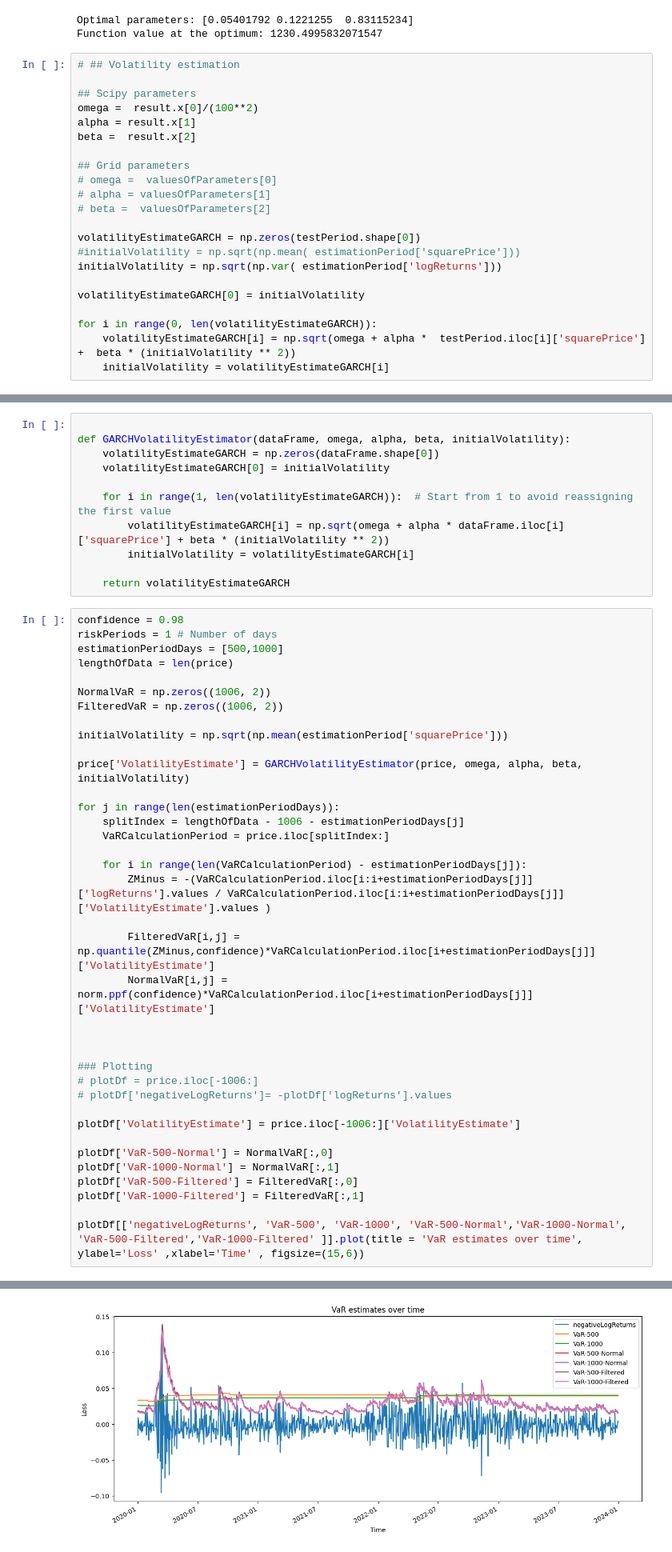
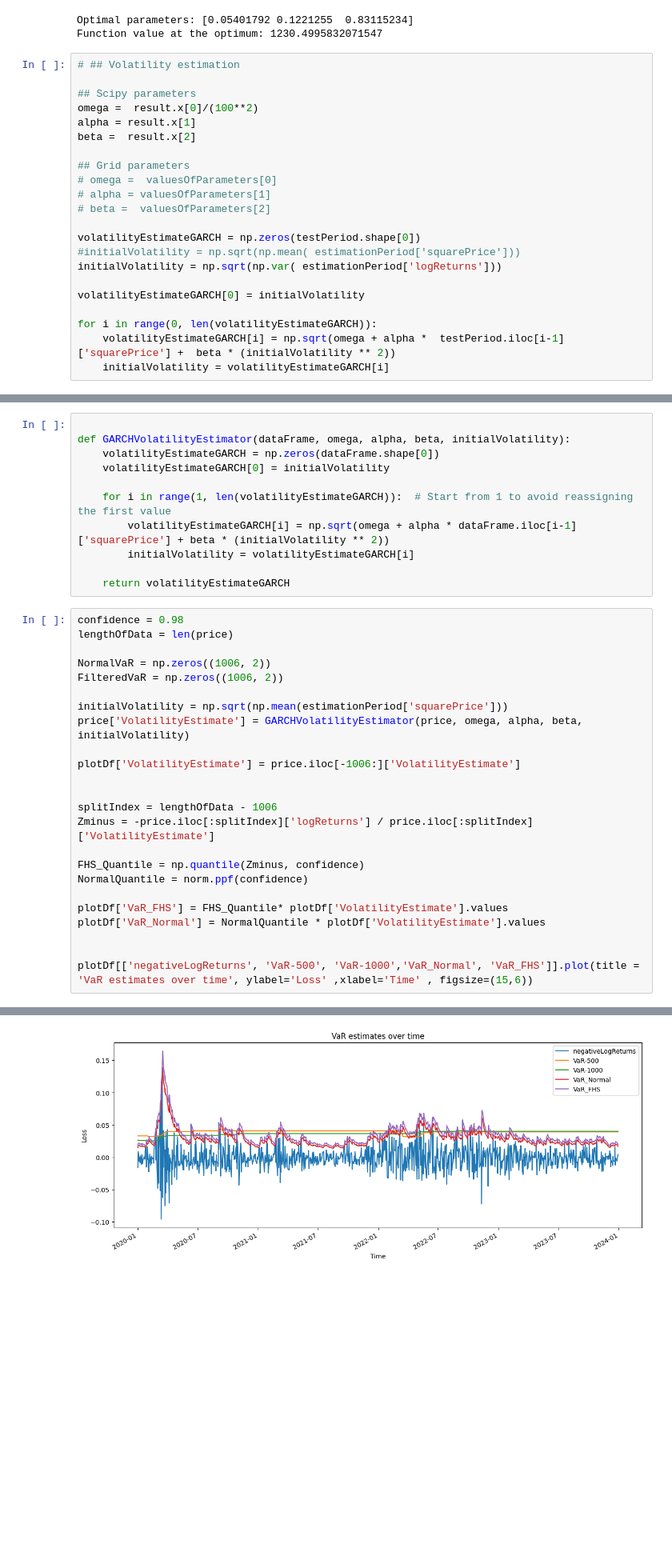
Before and after one commit to JohanHerbert/Lab1_ERM, a Jupyter notebook: Lab1_notebook.ipynb, the cells around one changed output, grey strips where cells are left out. Shown at 80% size. Cells and saved outputs as stored; diff of their text form; blank space fills up the shorter version.

```diff
--- a/Lab1_notebook.ipynb
+++ b/Lab1_notebook.ipynb
@@ -247,7 +245,7 @@ initialVolatility = np.sqrt(np.var( estimationPeriod['logReturns']))
 volatilityEstimateGARCH[0] = initialVolatility
 
 for i in range(0, len(volatilityEstimateGARCH)):
-    volatilityEstimateGARCH[i] = np.sqrt(omega + alpha *  testPeriod.iloc[i]['squarePrice'] +  beta * (initialVolatility ** 2))
+    volatilityEstimateGARCH[i] = np.sqrt(omega + alpha *  testPeriod.iloc[i-1]['squarePrice'] +  beta * (initialVolatility ** 2))
     initialVolatility = volatilityEstimateGARCH[i]
 # %%
 volatilityDfGRACH = testPeriod[['Close', 'logReturns']].copy()
@@ -504,47 +513,34 @@ def GARCHVolatilityEstimator(dataFrame, omega, alpha, beta, initialVolatility):
     volatilityEstimateGARCH[0] = initialVolatility
 
     for i in range(1, len(volatilityEstimateGARCH)):  # Start from 1 to avoid reassigning the first value
-        volatilityEstimateGARCH[i] = np.sqrt(omega + alpha * dataFrame.iloc[i]['squarePrice'] + beta * (initialVolatility ** 2))
+        volatilityEstimateGARCH[i] = np.sqrt(omega + alpha * dataFrame.iloc[i-1]['squarePrice'] + beta * (initialVolatility ** 2))
         initialVolatility = volatilityEstimateGARCH[i]
 
     return volatilityEstimateGARCH
 # %%
 confidence = 0.98
-riskPeriods = 1 # Number of days
-estimationPeriodDays = [500,1000]
 lengthOfData = len(price)
 
 NormalVaR = np.zeros((1006, 2))
 FilteredVaR = np.zeros((1006, 2))
 
 initialVolatility = np.sqrt(np.mean(estimationPeriod['squarePrice']))
-
 price['VolatilityEstimate'] = GARCHVolatilityEstimator(price, omega, alpha, beta, initialVolatility)
-
-for j in range(len(estimationPeriodDays)):
-    splitIndex = lengthOfData - 1006 - estimationPeriodDays[j]
-    VaRCalculationPeriod = price.iloc[splitIndex:]
-
-    for i in range(len(VaRCalculationPeriod) - estimationPeriodDays[j]):
-        ZMinus = -(VaRCalculationPeriod.iloc[i:i+estimationPeriodDays[j]]['logReturns'].values / VaRCalculationPeriod.iloc[i:i+estimationPeriodDays[j]]['VolatilityEstimate'].values )
-
-        FilteredVaR[i,j] = np.quantile(ZMinus,confidence)*VaRCalculationPeriod.iloc[i+estimationPeriodDays[j]]['VolatilityEstimate']
-        NormalVaR[i,j] = norm.ppf(confidence)*VaRCalculationPeriod.iloc[i+estimationPeriodDays[j]]['VolatilityEstimate']
-
-
-
-### Plotting
-# plotDf = price.iloc[-1006:]
-# plotDf['negativeLogReturns']= -plotDf['logReturns'].values
 
 plotDf['VolatilityEstimate'] = price.iloc[-1006:]['VolatilityEstimate']
 
-plotDf['VaR-500-Normal'] = NormalVaR[:,0]
-plotDf['VaR-1000-Normal'] = NormalVaR[:,1]
-plotDf['VaR-500-Filtered'] = FilteredVaR[:,0]
-plotDf['VaR-1000-Filtered'] = FilteredVaR[:,1]
 
-plotDf[['negativeLogReturns', 'VaR-500', 'VaR-1000', 'VaR-500-Normal','VaR-1000-Normal', 'VaR-500-Filtered','VaR-1000-Filtered' ]].plot(title = 'VaR estimates over time', ylabel='Loss' ,xlabel='Time' , figsize=(15,6))
+splitIndex = lengthOfData - 1006
+Zminus = -price.iloc[:splitIndex]['logReturns'] / price.iloc[:splitIndex]['VolatilityEstimate']
+
+FHS_Quantile = np.quantile(Zminus, confidence)
+NormalQuantile = norm.ppf(confidence)
+
+plotDf['VaR_FHS'] = FHS_Quantile* plotDf['VolatilityEstimate'].values
+plotDf['VaR_Normal'] = NormalQuantile * plotDf['VolatilityEstimate'].values
+
+
+plotDf[['negativeLogReturns', 'VaR-500', 'VaR-1000','VaR_Normal', 'VaR_FHS']].plot(title = 'VaR estimates over time', ylabel='Loss' ,xlabel='Time' , figsize=(15,6))
 # %% [output]
 A value is trying to be set on a copy of a slice from a DataFrame.
 Try using .loc[row_indexer,col_indexer] = value instead
@@ -566,2 +560,2 @@ See the caveats in the documentation: https://pandas.pydata.org/pandas-docs/stab
 <Axes: title={'center': 'VaR estimates over time'}, xlabel='Time', ylabel='Loss'>
-[figure, old version]
+[figure, new version]
```
Also changed, not shown: parts of 8 cells of this notebook.
